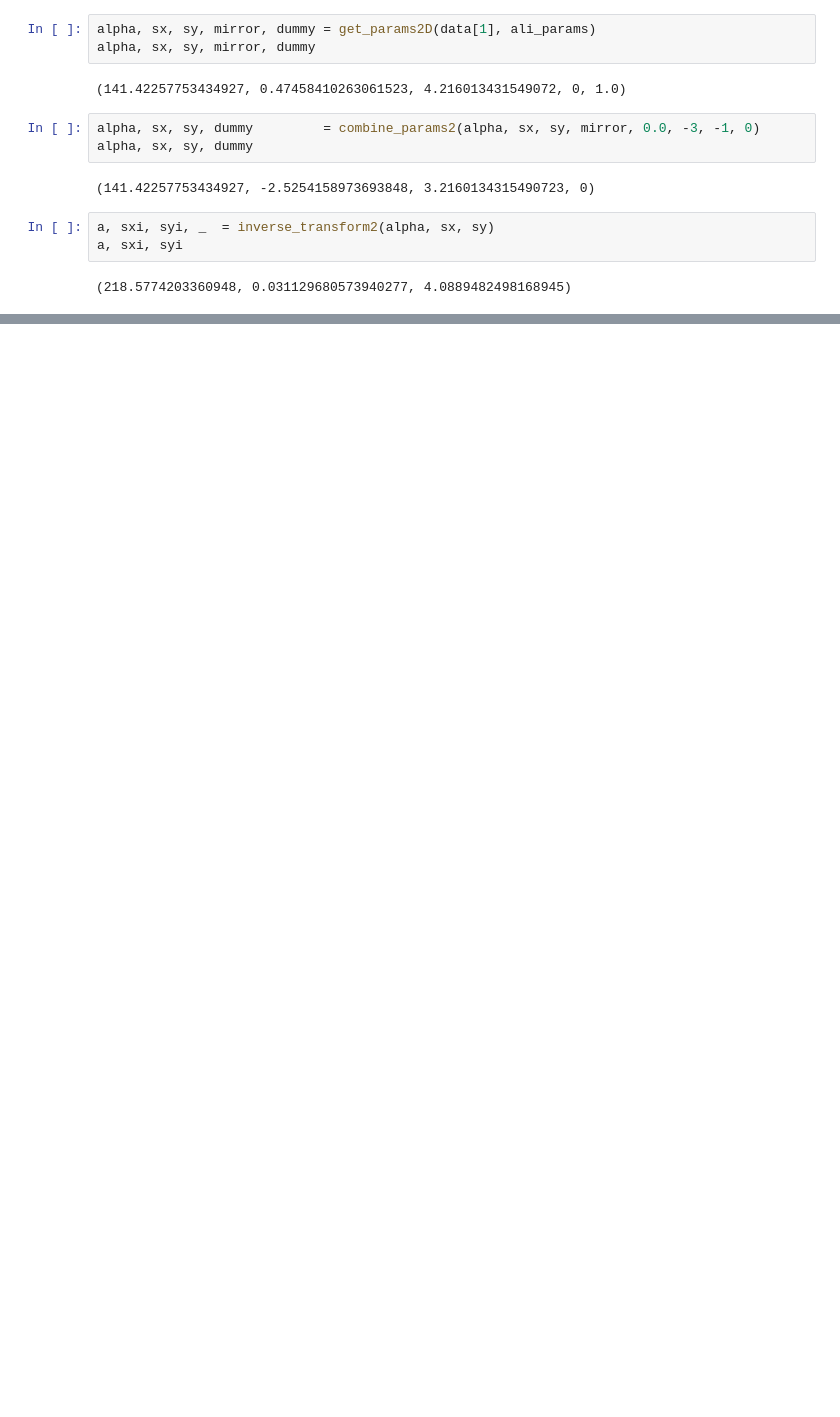
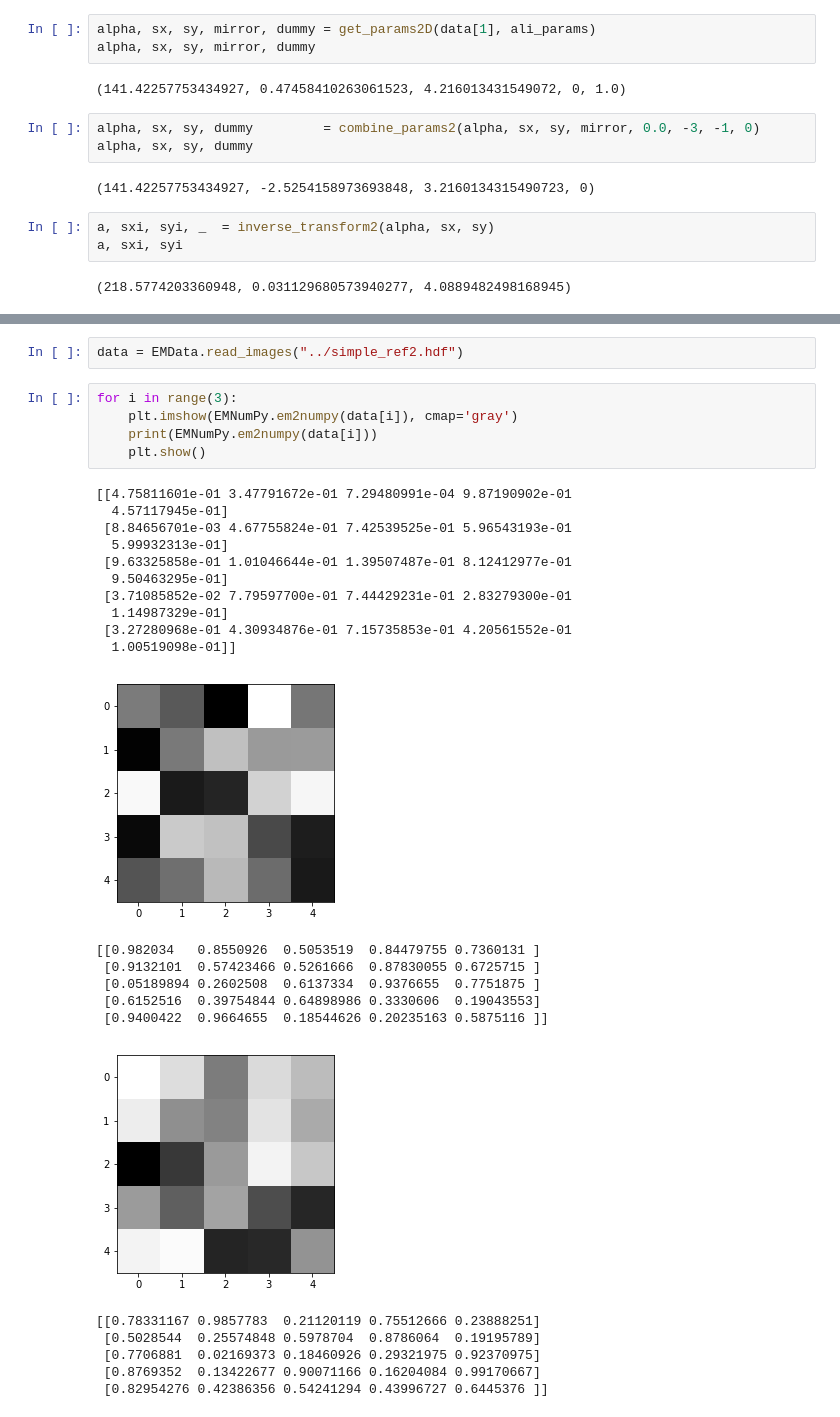
Before and after one commit to phonchi/Cryo-RAlib, a Jupyter notebook: cuda/EMAN2_test.ipynb, the cells around one changed output, grey strips where cells are left out. Drawn from its saved outputs; the diff is of its cells as text; blank space fills up the shorter version.

```diff
--- a/cuda/EMAN2_test.ipynb
+++ b/cuda/EMAN2_test.ipynb
@@ -119,0 +197,30 @@ a, sxi, syi
+# %%
+data = EMData.read_images("../simple_ref2.hdf")
+# %%
+for i in range(3):
+    plt.imshow(EMNumPy.em2numpy(data[i]), cmap='gray')
+    print(EMNumPy.em2numpy(data[i]))
+    plt.show()
+# %% [output]
+[[4.75811601e-01 3.47791672e-01 7.29480991e-04 9.87190902e-01
+  4.57117945e-01]
+ [8.84656701e-03 4.67755824e-01 7.42539525e-01 5.96543193e-01
+  5.99932313e-01]
+ [9.63325858e-01 1.01046644e-01 1.39507487e-01 8.12412977e-01
+  9.50463295e-01]
+ [3.71085852e-02 7.79597700e-01 7.44429231e-01 2.83279300e-01
+  1.14987329e-01]
+ [3.27280968e-01 4.30934876e-01 7.15735853e-01 4.20561552e-01
+  1.00519098e-01]]
+[figure, added]
+[[0.982034   0.8550926  0.5053519  0.84479755 0.7360131 ]
+ [0.9132101  0.57423466 0.5261666  0.87830055 0.6725715 ]
+ [0.05189894 0.2602508  0.6137334  0.9376655  0.7751875 ]
+ [0.6152516  0.39754844 0.64898986 0.3330606  0.19043553]
+ [0.9400422  0.9664655  0.18544626 0.20235163 0.5875116 ]]
+[figure, added]
+[[0.78331167 0.9857783  0.21120119 0.75512666 0.23888251]
+ [0.5028544  0.25574848 0.5978704  0.8786064  0.19195789]
+ [0.7706881  0.02169373 0.18460926 0.29321975 0.92370975]
+ [0.8769352  0.13422677 0.90071166 0.16204084 0.99170667]
+ [0.82954276 0.42386356 0.54241294 0.43996727 0.6445376 ]]
```
Also changed, not shown: parts of 17 cells of this notebook, 12 other files.
